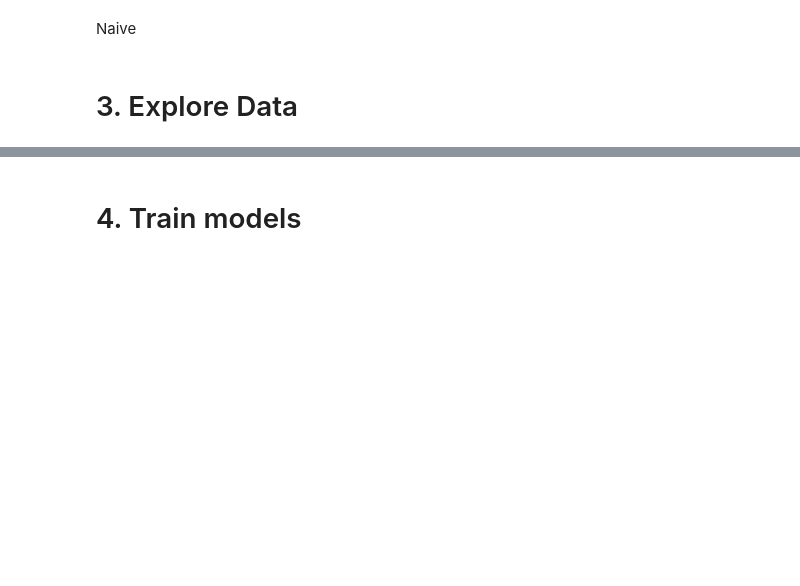
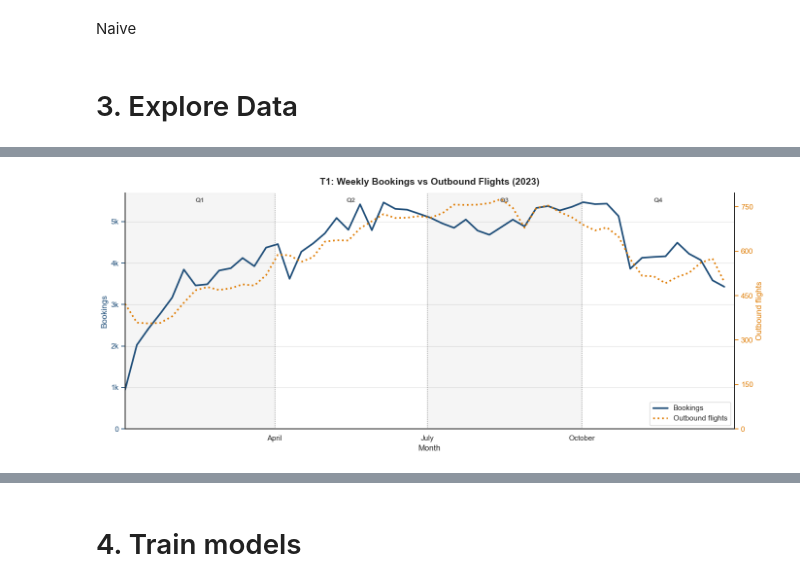
Before and after one commit to keith-17/Data-Projects, a Jupyter notebook: CAVU/analysis/analysis.ipynb, the cells around one changed output, grey strips where cells are left out. Cells and saved outputs as stored; diff of their text form; code cells hidden in the pictures; blank space fills up the shorter version.

```diff
--- a/CAVU/analysis/analysis.ipynb
+++ b/CAVU/analysis/analysis.ipynb
@@ -431,0 +713,80 @@ for terminal in master_df['terminal'].unique():
+# %%
+analysis_start = pd.to_datetime(flight_min_date)
+analysis_end = pd.to_datetime(flight_max_date)
+
+booking_counts = bookings_validated_df.copy()
+booking_counts['flight_date'] = pd.to_datetime(booking_counts['flight_date'], errors='coerce')
+booking_counts = booking_counts[booking_counts['flight_date'].between(analysis_start, analysis_end)]
+booking_counts['week_start'] = booking_counts['flight_date'].dt.to_period('W').dt.start_time
+booking_weekly = booking_counts.groupby(['week_start', 'terminal']).size().rename('bookings').reset_index()
+
+flight_counts = flights_df.copy()
+flight_counts['flight_date'] = pd.to_datetime(flight_counts['flight_date'], errors='coerce')
+flight_counts = flight_counts[flight_counts['flight_date'].between(analysis_start, analysis_end)]
+flight_counts = flight_counts[flight_counts['arriving_departing_flag'].str.contains('depart', case=False, na=False)]
+flight_daily = flight_counts.groupby(['flight_date', 'terminal_name'])['flight_number_full_icao'].nunique().rename('outbound_flights').reset_index()
+flight_daily['week_start'] = flight_daily['flight_date'].dt.to_period('W').dt.start_time
+flight_weekly = flight_daily.groupby(['week_start', 'terminal_name'])['outbound_flights'].sum().reset_index()
+
+comparison_df = booking_weekly.merge(
+    flight_weekly,
+    left_on=['week_start', 'terminal'],
+    right_on=['week_start', 'terminal_name'],
+    how='outer'
+)
+comparison_df['terminal'] = comparison_df['terminal'].fillna(comparison_df['terminal_name'])
+comparison_df = comparison_df.drop(columns=['terminal_name']).fillna({'bookings': 0, 'outbound_flights': 0})
+terminals = sorted(comparison_df['terminal'].dropna().unique())
+YEAR = 2023
+comparison_df = comparison_df[comparison_df['week_start'].dt.year == YEAR]
+weeks = pd.date_range(comparison_df['week_start'].min(), comparison_df['week_start'].max(), freq='W-MON')
+x_min, x_max = weeks.min(), weeks.max() + pd.Timedelta(days=6)
+sns.set_theme(style='white', context='notebook')
+k_fmt = plt.FuncFormatter(lambda v, _: f"{v / 1000:g}k" if v >= 1000 else f"{int(v)}")
+c_book, c_flight = '#1f4e79', '#e07b00'
+
+for terminal in terminals:
+    terminal_data = comparison_df[comparison_df['terminal'] == terminal].set_index('week_start').reindex(weeks, fill_value=0)
+    fig, ax = plt.subplots(figsize=(14, 6))
+    ax_flights = ax.twinx()
+    sns.lineplot(x=weeks, y=terminal_data['bookings'].values, color=c_book, linewidth=2.5, ax=ax, label='Bookings')
+    sns.lineplot(x=weeks, y=terminal_data['outbound_flights'].values, color=c_flight, linewidth=2.5,
+                 linestyle=':', ax=ax_flights, label='Outbound flights')
+    for a, colour in ((ax, c_book), (ax_flights, c_flight)):
+        a.set_ylim(bottom=0)
+        a.yaxis.set_major_locator(plt.MaxNLocator(6, integer=True))
+        a.yaxis.set_major_formatter(k_fmt)
+        a.tick_params(axis='y', colors=colour)
+    ax.set_ylabel('Bookings', color=c_book)
+    ax_flights.set_ylabel('Outbound flights', color=c_flight)
+    ax.grid(axis='y', color='grey', alpha=0.25, linewidth=0.8)
+    ax.grid(axis='x', visible=False)
+    ax_flights.grid(False)
+    ax.set_axisbelow(True)
+
+    y_top = ax.get_ylim()[1]
+    for i, qs in enumerate(pd.date_range(f'{YEAR}-01-01', periods=4, freq='QS')):
+        lo, hi = max(qs, x_min), min(qs + pd.offsets.QuarterBegin(startingMonth=1), x_max)
+        if i % 2 == 0:
+            ax.axvspan(lo, hi, color='grey', alpha=0.08, zorder=0)
+        ax.axvline(qs, color='grey', linestyle=':', linewidth=1)
+        ax.text(lo + (hi - lo) / 2, y_top * 0.98, f"Q{qs.quarter}", color='dimgrey',
+                ha='center', va='top', fontsize=10, fontweight='bold')
+
+    ax.set_xlim(x_min, x_max)
+    ax.xaxis.set_major_locator(mdates.MonthLocator(interval=3))
+    ax.xaxis.set_major_formatter(mdates.DateFormatter('%B'))
+    ax.set_xlabel('Month')
+    ax.set_title(f'{terminal}: Weekly Bookings vs Outbound Flights ({YEAR})', fontsize=14, fontweight='bold', pad=12)
+
+    h1, l1 = ax.get_legend_handles_labels()
+    h2, l2 = ax_flights.get_legend_handles_labels()
+    ax.legend(h1 + h2, l1 + l2, loc='lower right', frameon=True)
+    ax_flights.get_legend().remove()
+    sns.despine(ax=ax, right=False)
+    sns.despine(ax=ax_flights, right=False)
+
+    plt.tight_layout()
+    plt.show()
+# %% [output]
+[figure, added]
```
Also changed, not shown: parts of 58 cells of this notebook, 6 other files.
